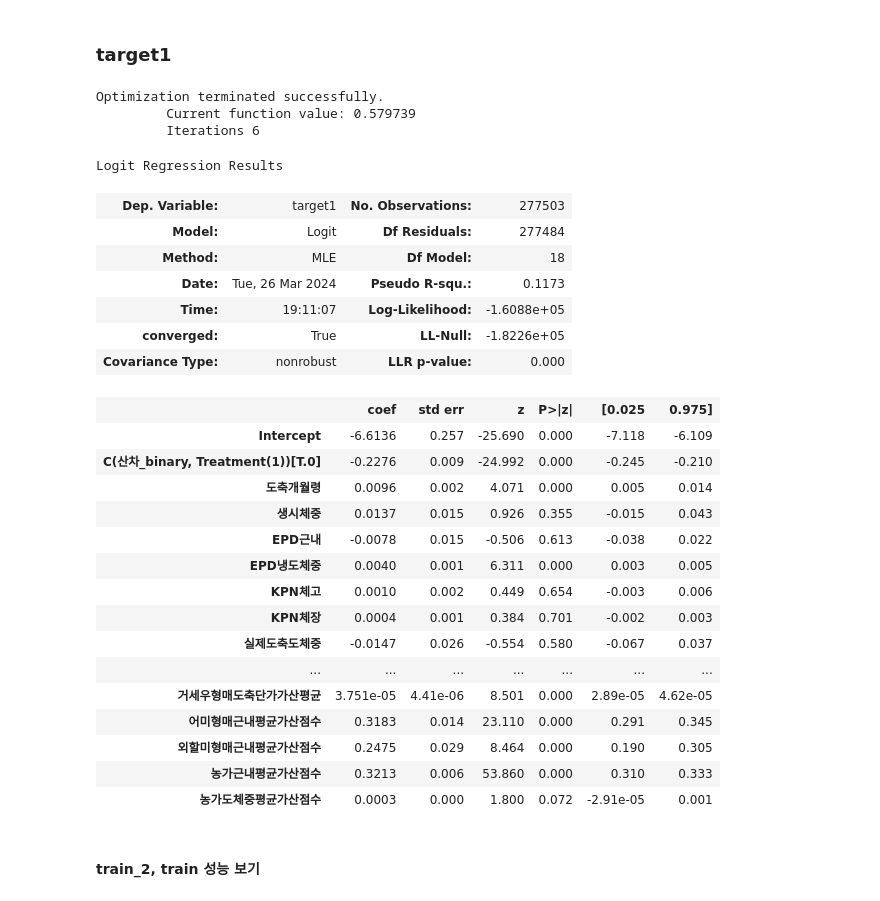
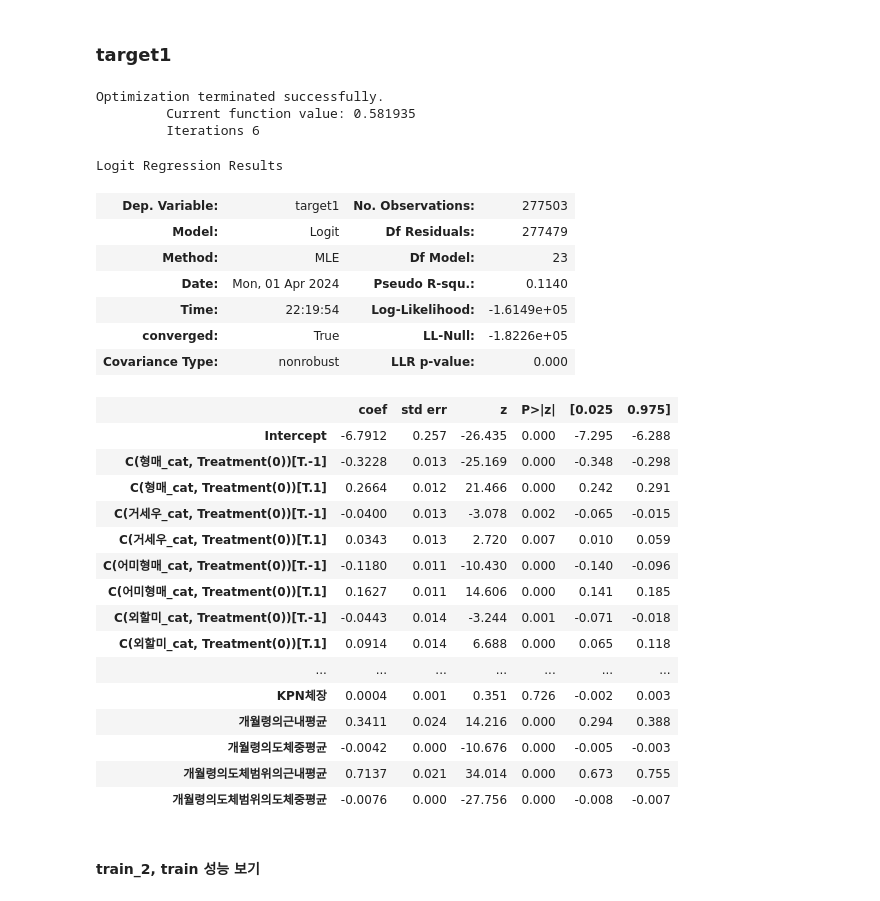
Before and after one commit to tabjun/2024-study, a Jupyter notebook: cow prediction study/code/code_0311 산차 binary copy.ipynb, the cells around one changed output. Cells and saved outputs as stored; diff of their text form; code cells hidden in the pictures.

```diff
--- a/cow prediction study/code/code_0311 산차 binary copy.ipynb
+++ b/cow prediction study/code/code_0311 산차 binary copy.ipynb
@@ -199,0 +208,7 @@ train_2 = train_copy[(train_copy['출생산차']!=180425)|(train_copy['출생산
+# %%
+train_2['형매_cat'] = train_2['형매근내평균가산점수'].apply(lambda x: -1 if 0 > x else 0 if 0 == x else 1 if 0 < x else x)
+train_2['농가근내_cat'] = train_2['농가근내평균가산점수'].apply(lambda x: -1 if 0 > x else 0 if 0 == x else 1 if 0 < x else x)
+train_2['농가도체중_cat'] = train_2['농가도체중평균가산점수'].apply(lambda x: -1 if 0 > x else 0 if 0 == x else 1 if 0 < x else x)
+train_2['어미형매_cat'] = train_2['어미형매근내평균가산점수'].apply(lambda x: -1 if 0 > x else 0 if 0 == x else 1 if 0 < x else x)
+train_2['외할미_cat'] = train_2['외할미형매근내평균가산점수'].apply(lambda x: -1 if 0 > x else 0 if 0 == x else 1 if 0 < x else x)
+train_2['거세우_cat'] = train_2['거세우형매도축단가가산평균'].apply(lambda x: -1 if 0 > x else 0 if 0 == x else 1 if 0 < x else x)
@@ -211,41 +348,41 @@ Index(['목장코드', '출생월', '도축개월령', '생시체중', '출생
 ### target1
 # %%
 model2 = sm.Logit.from_formula(""" target1 ~ 도축개월령+ 생시체중+ EPD근내+ EPD냉도체중+ KPN체고+ KPN체장
-                              + 실제도축도체중+ 개월령의근내평균 + 개월령의도체중평균
+                              + 개월령의근내평균 + 개월령의도체중평균
                               + 개월령의도체범위의근내평균 + 개월령의도체범위의도체중평균
-                              + 형매근내평균가산점수+ 거세우형매도축단가가산평균 + 어미형매근내평균가산점수
-                              + 외할미형매근내평균가산점수+ 농가근내평균가산점수
-                              + 농가도체중평균가산점수 + C(산차_binary, Treatment(1)) """, train_2).fit()
+                              + C(형매_cat, Treatment(0)) + C(거세우_cat, Treatment(0)) + C(어미형매_cat,Treatment(0))
+                              + C(외할미_cat,Treatment(0)) + C(농가근내_cat, Treatment(0))
+                              + C(농가도체중_cat, Treatment(0)) + C(산차_binary, Treatment(0)) """, train_2).fit()
 
 model2.summary()
 # %% [output]
 Optimization terminated successfully.
-         Current function value: 0.579739
+         Current function value: 0.581935
          Iterations 6
 Logit Regression Results
 | Dep. Variable: | target1 | No. Observations: | 277503 |
-| Model: | Logit | Df Residuals: | 277484 |
-| Method: | MLE | Df Model: | 18 |
-| Date: | Tue, 26 Mar 2024 | Pseudo R-squ.: | 0.1173 |
-| Time: | 19:11:07 | Log-Likelihood: | -1.6088e+05 |
+| Model: | Logit | Df Residuals: | 277479 |
+| Method: | MLE | Df Model: | 23 |
+| Date: | Mon, 01 Apr 2024 | Pseudo R-squ.: | 0.1140 |
+| Time: | 22:19:54 | Log-Likelihood: | -1.6149e+05 |
 | converged: | True | LL-Null: | -1.8226e+05 |
 | Covariance Type: | nonrobust | LLR p-value: | 0.000 |
 |  | coef | std err | z | P>|z| | [0.025 | 0.975] |
-| Intercept | -6.6136 | 0.257 | -25.690 | 0.000 | -7.118 | -6.109 |
-| C(산차_binary, Treatment(1))[T.0] | -0.2276 | 0.009 | -24.992 | 0.000 | -0.245 | -0.210 |
-| 도축개월령 | 0.0096 | 0.002 | 4.071 | 0.000 | 0.005 | 0.014 |
-| 생시체중 | 0.0137 | 0.015 | 0.926 | 0.355 | -0.015 | 0.043 |
-| EPD근내 | -0.0078 | 0.015 | -0.506 | 0.613 | -0.038 | 0.022 |
-| EPD냉도체중 | 0.0040 | 0.001 | 6.311 | 0.000 | 0.003 | 0.005 |
-| KPN체고 | 0.0010 | 0.002 | 0.449 | 0.654 | -0.003 | 0.006 |
-| KPN체장 | 0.0004 | 0.001 | 0.384 | 0.701 | -0.002 | 0.003 |
-| 실제도축도체중 | -0.0147 | 0.026 | -0.554 | 0.580 | -0.067 | 0.037 |
+| Intercept | -6.7912 | 0.257 | -26.435 | 0.000 | -7.295 | -6.288 |
+| C(형매_cat, Treatment(0))[T.-1] | -0.3228 | 0.013 | -25.169 | 0.000 | -0.348 | -0.298 |
+| C(형매_cat, Treatment(0))[T.1] | 0.2664 | 0.012 | 21.466 | 0.000 | 0.242 | 0.291 |
+| C(거세우_cat, Treatment(0))[T.-1] | -0.0400 | 0.013 | -3.078 | 0.002 | -0.065 | -0.015 |
+| C(거세우_cat, Treatment(0))[T.1] | 0.0343 | 0.013 | 2.720 | 0.007 | 0.010 | 0.059 |
+| C(어미형매_cat, Treatment(0))[T.-1] | -0.1180 | 0.011 | -10.430 | 0.000 | -0.140 | -0.096 |
+| C(어미형매_cat, Treatment(0))[T.1] | 0.1627 | 0.011 | 14.606 | 0.000 | 0.141 | 0.185 |
+| C(외할미_cat, Treatment(0))[T.-1] | -0.0443 | 0.014 | -3.244 | 0.001 | -0.071 | -0.018 |
+| C(외할미_cat, Treatment(0))[T.1] | 0.0914 | 0.014 | 6.688 | 0.000 | 0.065 | 0.118 |
 | ... | ... | ... | ... | ... | ... | ... |
-| 거세우형매도축단가가산평균 | 3.751e-05 | 4.41e-06 | 8.501 | 0.000 | 2.89e-05 | 4.62e-05 |
-| 어미형매근내평균가산점수 | 0.3183 | 0.014 | 23.110 | 0.000 | 0.291 | 0.345 |
-| 외할미형매근내평균가산점수 | 0.2475 | 0.029 | 8.464 | 0.000 | 0.190 | 0.305 |
-| 농가근내평균가산점수 | 0.3213 | 0.006 | 53.860 | 0.000 | 0.310 | 0.333 |
-| 농가도체중평균가산점수 | 0.0003 | 0.000 | 1.800 | 0.072 | -2.91e-05 | 0.001 |
+| KPN체장 | 0.0004 | 0.001 | 0.351 | 0.726 | -0.002 | 0.003 |
+| 개월령의근내평균 | 0.3411 | 0.024 | 14.216 | 0.000 | 0.294 | 0.388 |
+| 개월령의도체중평균 | -0.0042 | 0.000 | -10.676 | 0.000 | -0.005 | -0.003 |
+| 개월령의도체범위의근내평균 | 0.7137 | 0.021 | 34.014 | 0.000 | 0.673 | 0.755 |
+| 개월령의도체범위의도체중평균 | -0.0076 | 0.000 | -27.756 | 0.000 | -0.008 | -0.007 |
 # %% [markdown]
 #### train_2, train 성능 보기
 # %%
```
Also changed, not shown: parts of 44 cells of this notebook.
